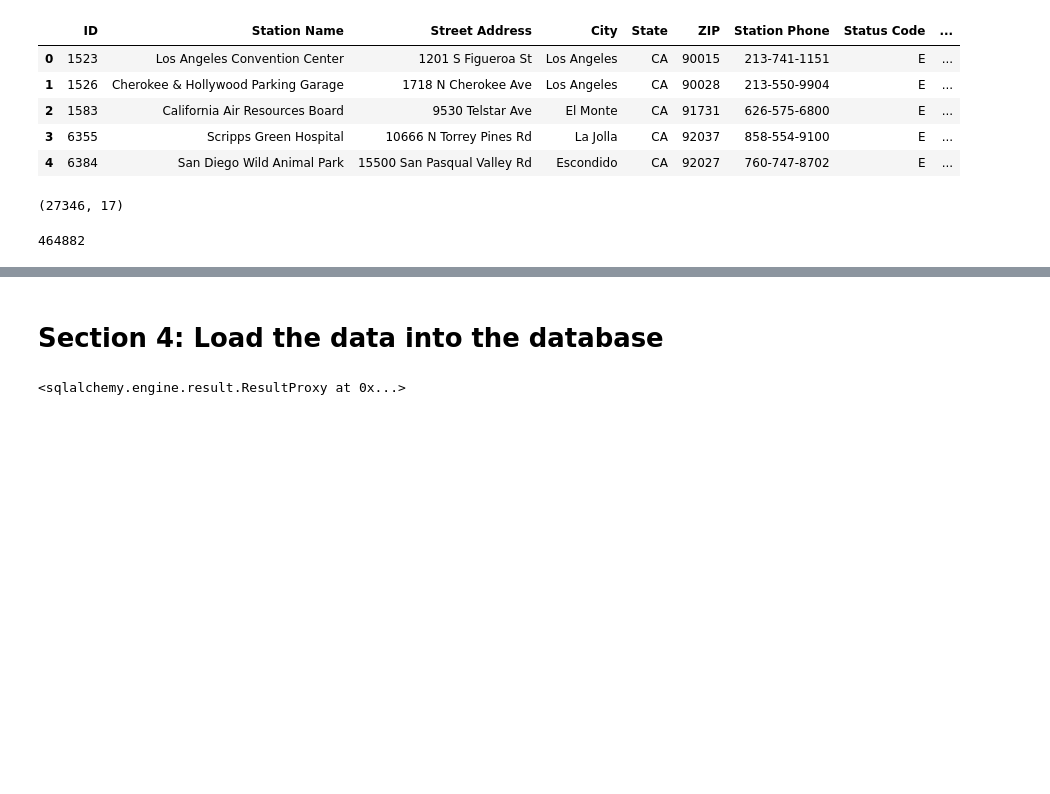
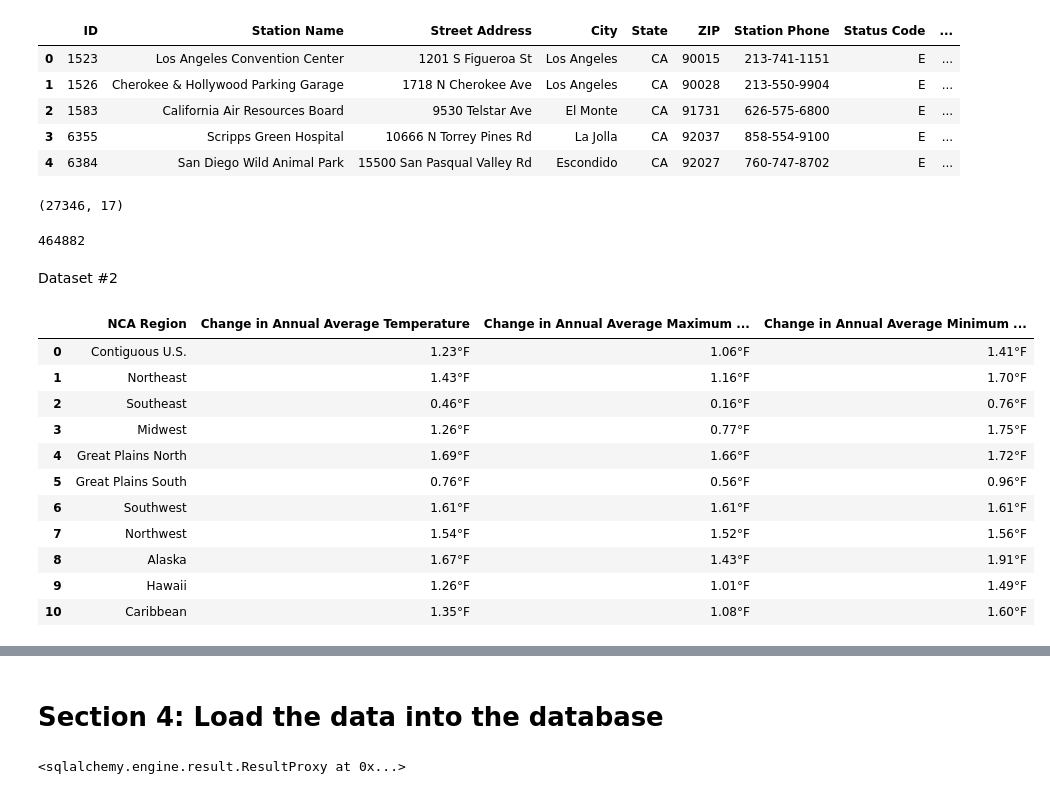
Before and after one commit to allychau/visualize_me_captain, a Jupyter notebook: master_load_tables.ipynb, the cells around one changed output, grey strips where cells are left out. Drawn from its saved outputs; the diff is of its cells as text; code cells hidden in the pictures; blank space fills up the shorter version.

```diff
--- a/master_load_tables.ipynb
+++ b/master_load_tables.ipynb
@@ -99,3 +101,25 @@ stations_df.size
 464882
 # %%
 #stations_df.describe()
+# %% [markdown]
+Dataset #2
+# %%
+# Pandas Web Scraping: How average temperatures in different US regions have increased with time
+
+url = 'https://science2017.globalchange.gov/chapter/6/'
+table = pd.read_html(url)
+temp_df = table[2]
+temp_df
+# %% [output]
+|  | NCA Region | Change in Annual Average Temperature | Change in Annual Average Maximum ... | Change in Annual Average Minimum ... |
+| 0 | Contiguous U.S. | 1.23°F | 1.06°F | 1.41°F |
+| 1 | Northeast | 1.43°F | 1.16°F | 1.70°F |
+| 2 | Southeast | 0.46°F | 0.16°F | 0.76°F |
+| 3 | Midwest | 1.26°F | 0.77°F | 1.75°F |
+| 4 | Great Plains North | 1.69°F | 1.66°F | 1.72°F |
+| 5 | Great Plains South | 0.76°F | 0.56°F | 0.96°F |
+| 6 | Southwest | 1.61°F | 1.61°F | 1.61°F |
+| 7 | Northwest | 1.54°F | 1.52°F | 1.56°F |
+| 8 | Alaska | 1.67°F | 1.43°F | 1.91°F |
+| 9 | Hawaii | 1.26°F | 1.01°F | 1.49°F |
+| 10 | Caribbean | 1.35°F | 1.08°F | 1.60°F |
```
Also changed, not shown: parts of 9 cells of this notebook.
